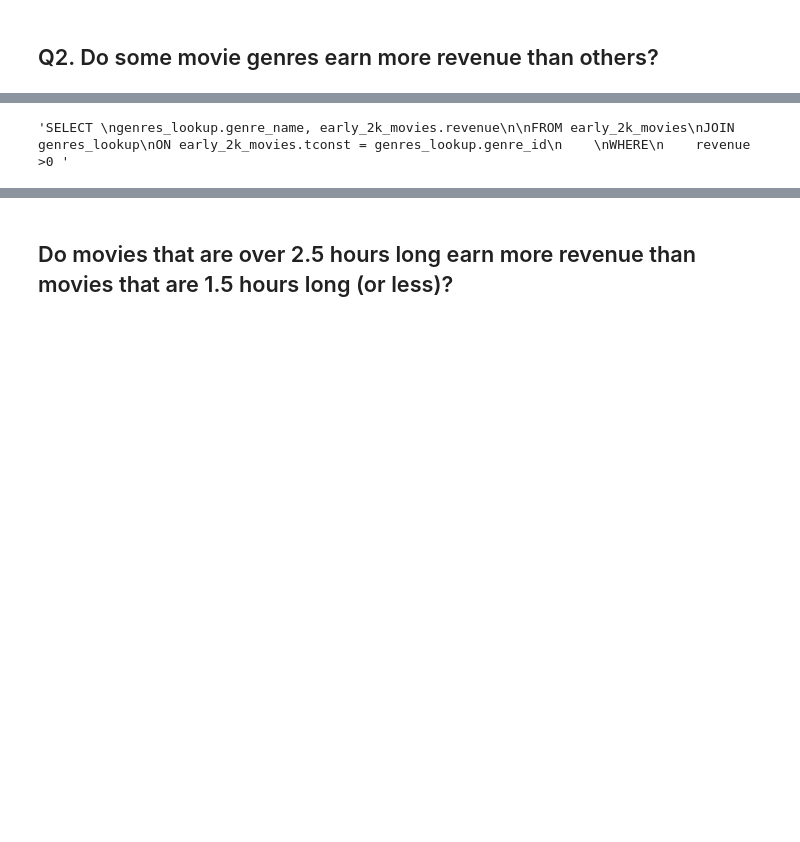
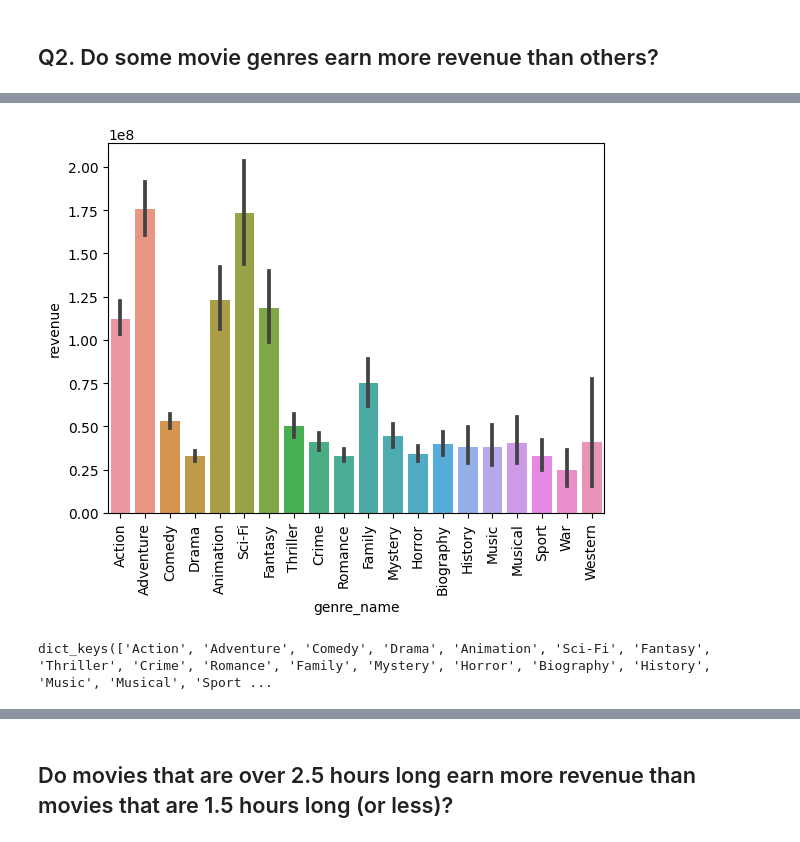
Before and after one commit to SeanRommes/Predicting-Better-Movies, a Jupyter notebook: Making Better Movies Pt. 4- Hypothesis Testing.ipynb, the cells around one changed output, grey strips where cells are left out. Cells and saved outputs as stored; diff of their text form; code cells hidden in the pictures; blank space fills up the shorter version.

```diff
--- a/Making Better Movies Pt. 4- Hypothesis Testing.ipynb
+++ b/Making Better Movies Pt. 4- Hypothesis Testing.ipynb
@@ -491,0 +578,4 @@ genres.value_counts().sum()
+# %%
+#save list of cols
+cols = ['genre_name','revenue']
+genre_revenue[cols]
@@ -491,0 +596,23 @@ genres.value_counts().sum()
+# %%
+# save groups as variable
+action_df = genre_revenue.loc[genre_revenue['action']==True, cols]
+adventure_df = genre_revenue.loc[genre_revenue['adventure']==True,cols]
+comedy_df = genre_revenue.loc[genre_revenue['comedy']==True,cols]
+drama_df = genre_revenue.loc[genre_revenue['drama']==True,cols]
+animation_df = genre_revenue.loc[genre_revenue['animation']==True,cols]
+sci_fi_df = genre_revenue.loc[genre_revenue['sci-fi']==True,cols]
+fantasy_df = genre_revenue.loc[genre_revenue['fantasy']==True,cols]
+thriller_df =genre_revenue.loc[genre_revenue['thriller']==True,cols]
+crime_df = genre_revenue.loc[genre_revenue['crime']==True,cols]
+romance_df = genre_revenue.loc[genre_revenue['romance']==True,cols]
+family_df = genre_revenue.loc[genre_revenue['family']==True,cols]
+mystery_df = genre_revenue.loc[genre_revenue['mystery']==True,cols]
+horror_df = genre_revenue.loc[genre_revenue['horror']==True,cols]
+biography_df = genre_revenue.loc[genre_revenue['biography']==True,cols]
+history_df = genre_revenue.loc[genre_revenue['history']==True,cols]
+music_df = genre_revenue.loc[genre_revenue['music']==True,cols]
+sport_df = genre_revenue.loc[genre_revenue['sport']==True,cols]
+musical_df = genre_revenue.loc[genre_revenue['musical']==True,cols]
+war_df = genre_revenue.loc[genre_revenue['war']==True,cols]
+western_df = genre_revenue.loc[genre_revenue['western']==True,cols]
+sci_fi_df
@@ -491,0 +635,6 @@ genres.value_counts().sum()
+# %%
+plot_df = pd.concat([action_df,adventure_df,comedy_df,drama_df,animation_df,sci_fi_df,
+                    fantasy_df,thriller_df,crime_df,romance_df,family_df,mystery_df,
+                    horror_df,biography_df,history_df,music_df,sport_df,musical_df,war_df,
+                    western_df])
+plot_df
@@ -492,3 +655,21 @@ genres.value_counts().sum()
 # %%
+
+#plotting data
+
+sns.barplot(data = plot_df, x = 'genre_name', y= 'revenue')
+plt.xticks(rotation = 90);
 # %% [output]
-'SELECT \ngenres_lookup.genre_name, early_2k_movies.revenue\n\nFROM early_2k_movies\nJOIN genres_lookup\nON early_2k_movies.tconst = genres_lookup.genre_id\n    \nWHERE\n    revenue >0 '
+[figure, added]
+# %%
+## Create groups dictionary. There are 19 groups
+groups = {}
+## Loop through all unique categories
+for r in plot_df['genre_name'].unique():
+    ## Get series for group and rename
+    data = plot_df.loc[plot_df['genre_name']==r,'revenue'].copy()
+
+    # save into the dictionary
+    groups[r] = data
+groups.keys()
+# %% [output]
+dict_keys(['Action', 'Adventure', 'Comedy', 'Drama', 'Animation', 'Sci-Fi', 'Fantasy', 'Thriller', 'Crime', 'Romance', 'Family', 'Mystery', 'Horror', 'Biography', 'History', 'Music', 'Musical', 'Sport ...
```
Also changed, not shown: parts of 59 cells of this notebook.
